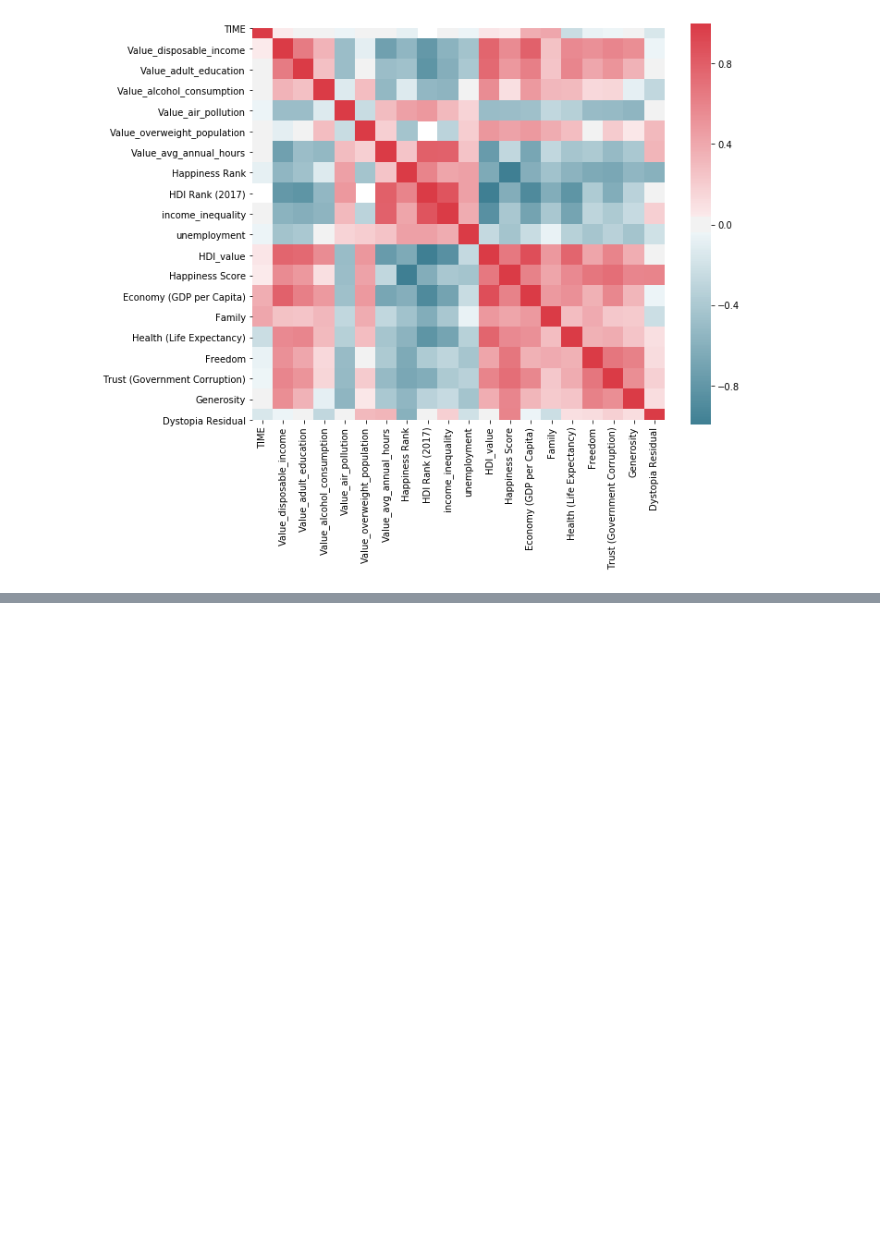
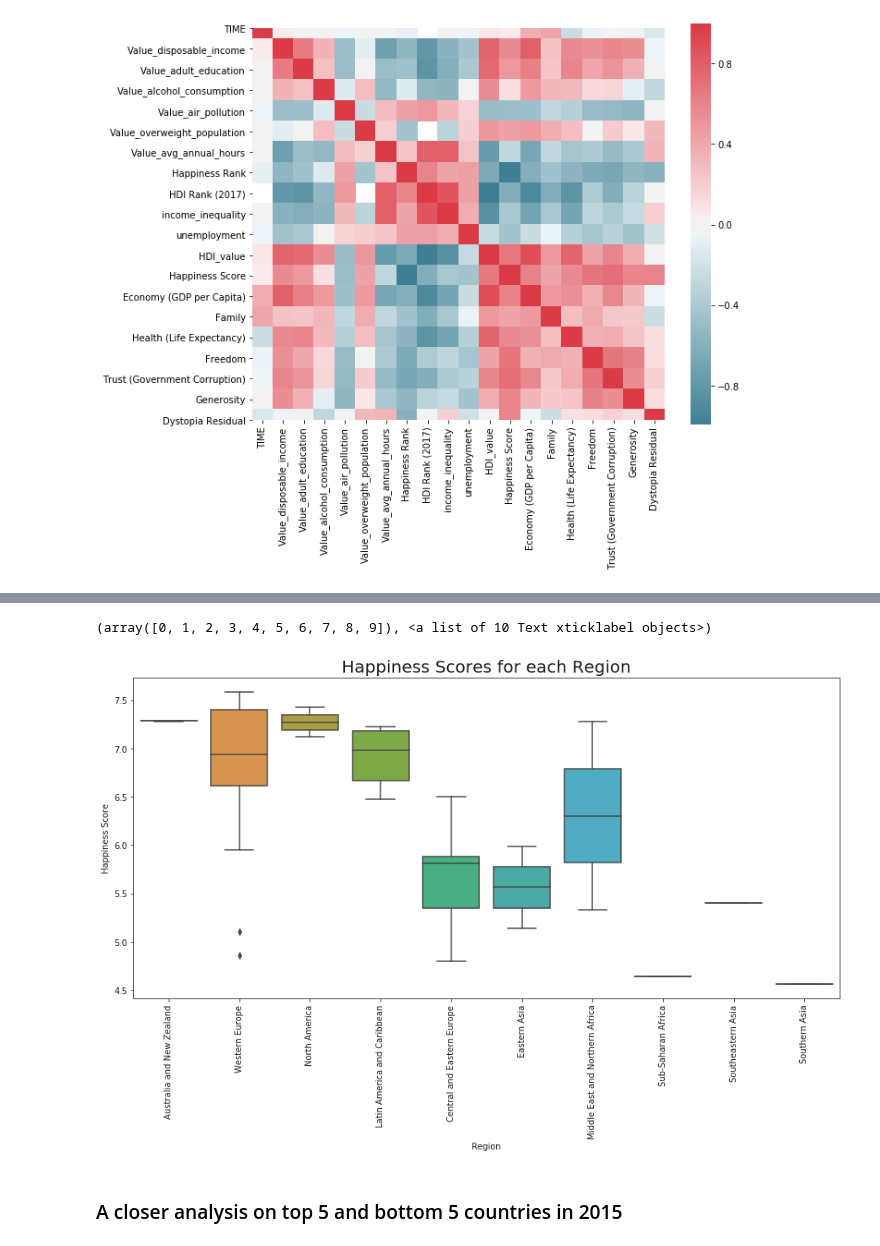
Before and after one commit to YiranJing/Health_and_Happiness_Study, a Jupyter notebook: notebook/Stage_2_Data_Analysis_and_Models.ipynb, the cells around one changed output, grey strips where cells are left out. Drawn from its saved outputs; the diff is of its cells as text; code cells hidden in the pictures; blank space fills up the shorter version.

Commit message:
Added more data visualisations!

```diff
--- a/notebook/Stage_2_Data_Analysis_and_Models.ipynb
+++ b/notebook/Stage_2_Data_Analysis_and_Models.ipynb
@@ -207,0 +239,10 @@ sns.heatmap(corr, mask=np.zeros_like(corr, dtype=np.bool), cmap=sns.diverging_pa
+# %%
+fig, ax = plt.subplots(figsize=(15,7))
+sns.boxplot(x="Region", y = "Happiness Score", data = df[df["TIME"] == 2015])
+ax.set_title("Happiness Scores for each Region", fontsize = 20)
+plt.xticks(rotation=90)
+# %% [output]
+(array([0, 1, 2, 3, 4, 5, 6, 7, 8, 9]), <a list of 10 Text xticklabel objects>)
+[figure, added]
+# %% [markdown]
+### A closer analysis on top 5 and  bottom 5 countries in 2015
```
Also changed, not shown: parts of 39 cells of this notebook.
